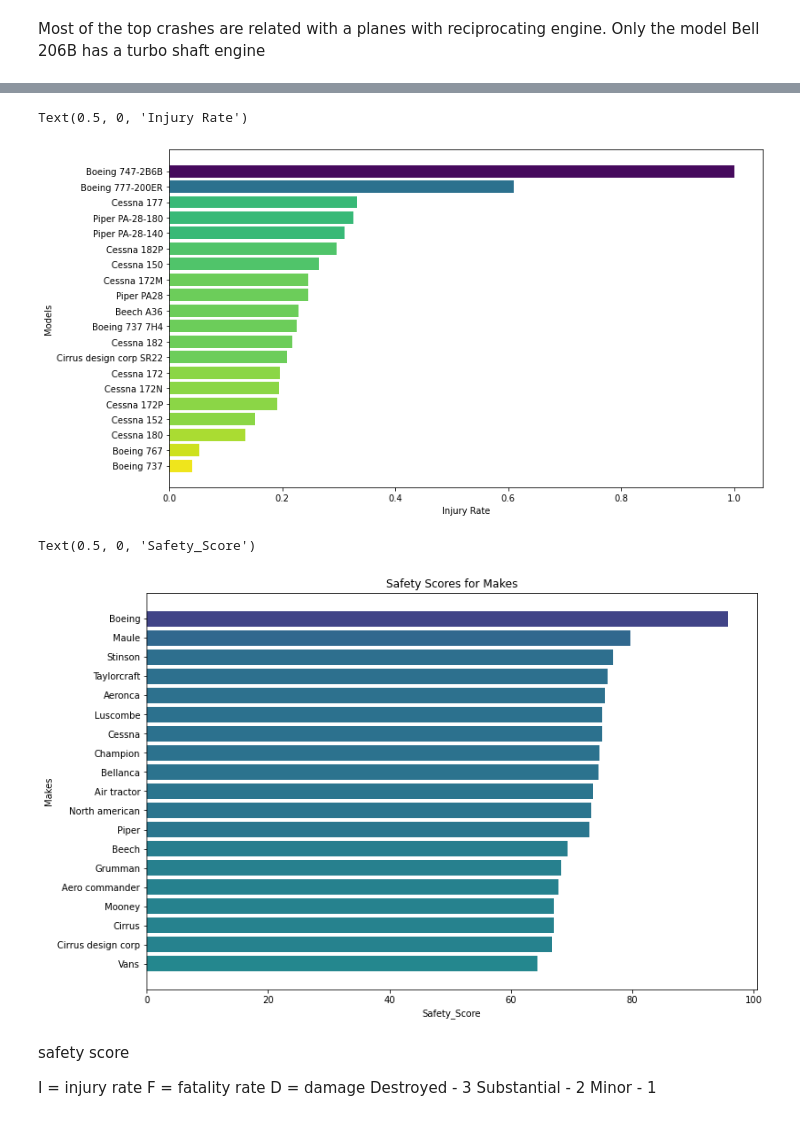
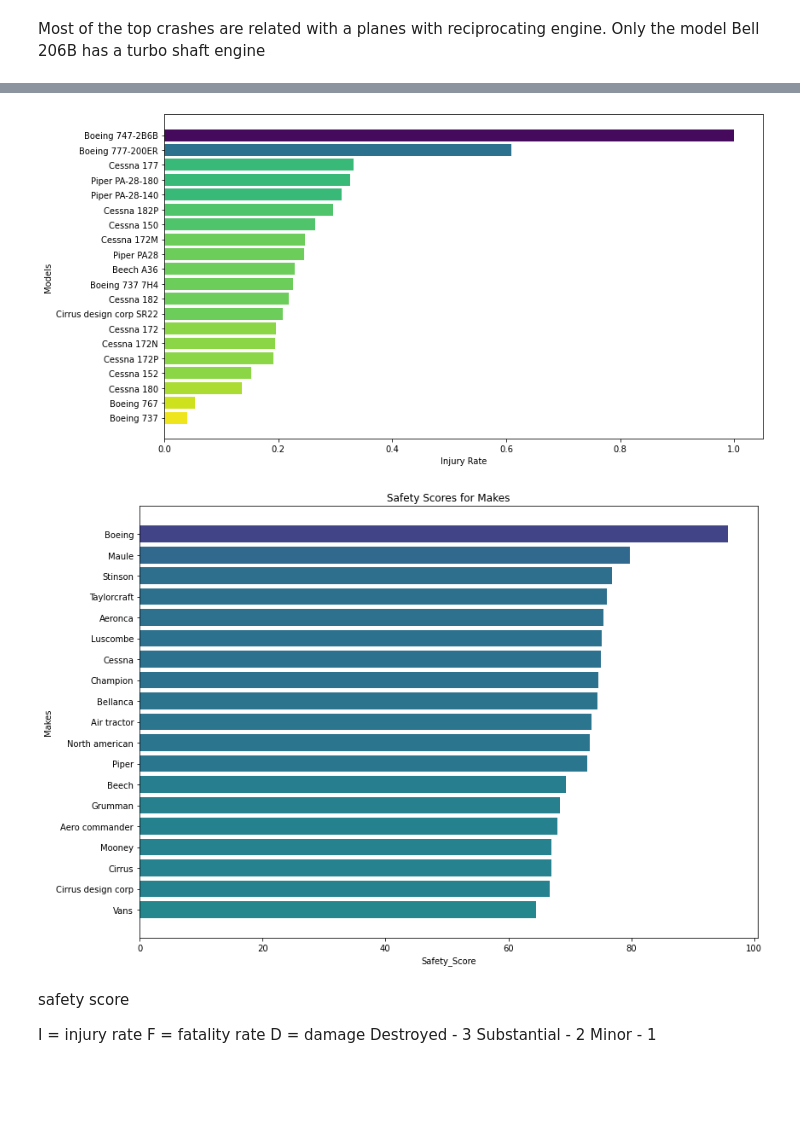
Before and after one commit to kaceyclougher/Phase-1-Project, a Jupyter notebook: Irwin's Analysis.ipynb, the cells around one changed output, grey strips where cells are left out. Cells and saved outputs as stored; diff of their text form; code cells hidden in the pictures; blank space fills up the shorter version.

```diff
--- a/Irwin's Analysis.ipynb
+++ b/Irwin's Analysis.ipynb
@@ -167,23 +187,24 @@ def find_bins_index(bin_list, value):
 
     return index
 # %%
-fig, ax = plt.subplots(figsize=(12,7))
+fig, ax = plt.subplots(figsize=(12,6))
 
 color_map = plt.cm.viridis_r
 bin_edges = np.linspace(0, 1, len(model_df) + 1)
 
 colors = [color_map((bin_edges[i] + bin_edges[i+1])/2) for i in range(len(model_df))]
 
 for index, (make, row) in enumerate(model_df.iterrows()):
     idx = find_bins_index(bin_edges, row['Injury_Rate'])
     color = colors[idx]
     ax.barh(make, row['Injury_Rate'], color = color)
 
 ax.set_ylabel('Models')
 ax.set_xlabel('Injury Rate')
+plt.tight_layout()
+plt.savefig('./Figures/Models_Injury_Rate',dpi = 120)
 # %% [output]
-Text(0.5, 0, 'Injury Rate')
-[figure, old version]
+[figure, new version]
 # %%
 top_20 = df['Make'].value_counts()
 Make_Rates = df[df['Make'].isin(top_20.index)][['Make', 'Total_Fatal_Injuries','Total_Injuries', 'Total_Passengers', 'Aircraft_Damage']]
@@ -241,9 +262,11 @@ for idx, (make, row) in enumerate(Make_safety_score_df.iterrows()):
 ax.set_title('Safety Scores for Makes')
 ax.set_ylabel('Makes')
 ax.set_xlabel('Safety_Score')
+
+plt.tight_layout()
+plt.savefig('./Figures/Makes_Safety_Scores',dpi = 120)
 # %% [output]
-Text(0.5, 0, 'Safety_Score')
-[figure, old version]
+[figure, new version]
 # %% [markdown]
 safety score
 
```
Also changed, not shown: parts of 4 cells of this notebook, 25 other files.
